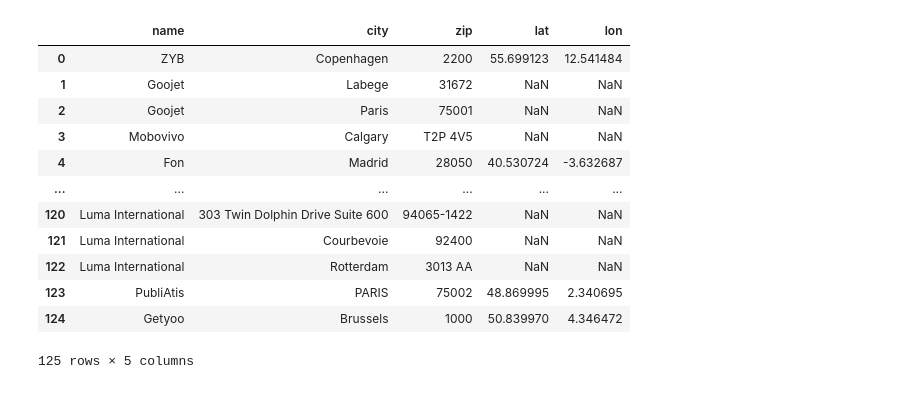
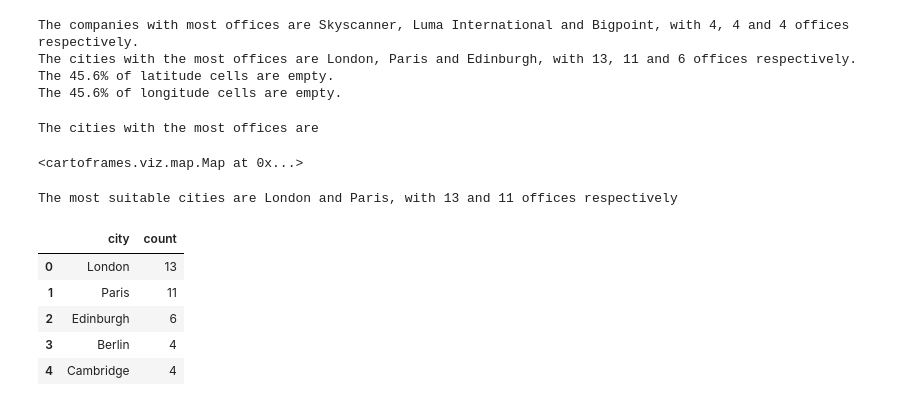
Before and after one commit to gerardrius/Gerard-Project-III, a Jupyter notebook: suitable_cities.ipynb, the cells around one changed output. Drawn from its saved outputs; the diff is of its cells as text; code cells hidden in the pictures.

```diff
--- a/suitable_cities.ipynb
+++ b/suitable_cities.ipynb
@@ -6,37 +0,0 @@ from suitable_cities import *
-# %%
-def json_load (json_file):
-  with open(json_file) as f:
-    queried_db = json.load(f)
-    return queried_db
-# %%
-def companies_distribution (json_file):
-    '''
-    Function that provides a dataframe with offices' geographical distribution.
-    Takes the json file as argument and returns the dataframe with companies' name and their offices' geographic data.
-    '''
-    # creation of lists to which append information of interest, through the iteration below.
-    names_list = []
-    city_list = []
-    zip_list = []
-    latitude_list = []
-    longitude_list = []
-
-    for company_index in range(len(json_file)):
-        for office_index in range(len(json_file[company_index]['offices'])):
-            names_list.append(json_file[company_index]['name'])
-            city_list.append(json_file[company_index]['offices'][office_index]['city'])
-            zip_list.append(json_file[company_index]['offices'][office_index]['zip_code'])
-            latitude_list.append(json_file[company_index]['offices'][office_index]['latitude'])
-            longitude_list.append(json_file[company_index]['offices'][office_index]['longitude'])
-
-    # creation of the dictionary storing each list and conversion from dict to df
-    data_dict = {
-        'name': names_list,
-        'city': city_list,
-        'zip': zip_list,
-        'lat': latitude_list,
-        'lon': longitude_list
-    }
-
-    df = pd.DataFrame(data_dict)
-    return df
@@ -43,18 +3,26 @@ def companies_distribution (json_file):
+# %%
+queried_db = json_load('queried_db.json')
 # %%
 offices_df = companies_distribution(queried_db)
-# %%
-offices_df
-# %% [output]
-|  | name | city | zip | lat | lon |
-| 0 | ZYB | Copenhagen | 2200 | 55.699123 | 12.541484 |
-| 1 | Goojet | Labege | 31672 | NaN | NaN |
-| 2 | Goojet | Paris | 75001 | NaN | NaN |
-| 3 | Mobovivo | Calgary | T2P 4V5 | NaN | NaN |
-| 4 | Fon | Madrid | 28050 | 40.530724 | -3.632687 |
-| ... | ... | ... | ... | ... | ... |
-| 120 | Luma International | 303 Twin Dolphin Drive Suite 600 | 94065-1422 | NaN | NaN |
-| 121 | Luma International | Courbevoie | 92400 | NaN | NaN |
-| 122 | Luma International | Rotterdam | 3013 AA | NaN | NaN |
-| 123 | PubliAtis | PARIS | 75002 | 48.869995 | 2.340695 |
-| 124 | Getyoo | Brussels | 1000 | 50.839970 | 4.346472 |
-125 rows × 5 columns
+# %%
+df_info(offices_df)
+# %% [output]
+The companies with most offices are Skyscanner, Luma International and Bigpoint, with 4, 4 and 4 offices respectively.
+The cities with the most offices are London, Paris and Edinburgh, with 13, 11 and 6 offices respectively.
+The 45.6% of latitude cells are empty.
+The 45.6% of longitude cells are empty.
+# %%
+map_office_distribution(offices_df)
+# %% [output]
+The cities with the most offices are
+<cartoframes.viz.map.Map at 0x...>
+# %%
+city_count(offices_df)
+# %% [output]
+The most suitable cities are London and Paris, with 13 and 11 offices respectively
+|  | city | count |
+| 0 | London | 13 |
+| 1 | Paris | 11 |
+| 2 | Edinburgh | 6 |
+| 3 | Berlin | 4 |
+| 4 | Cambridge | 4 |
```
Also changed, not shown: parts of 3 cells of this notebook, 1 other file.
